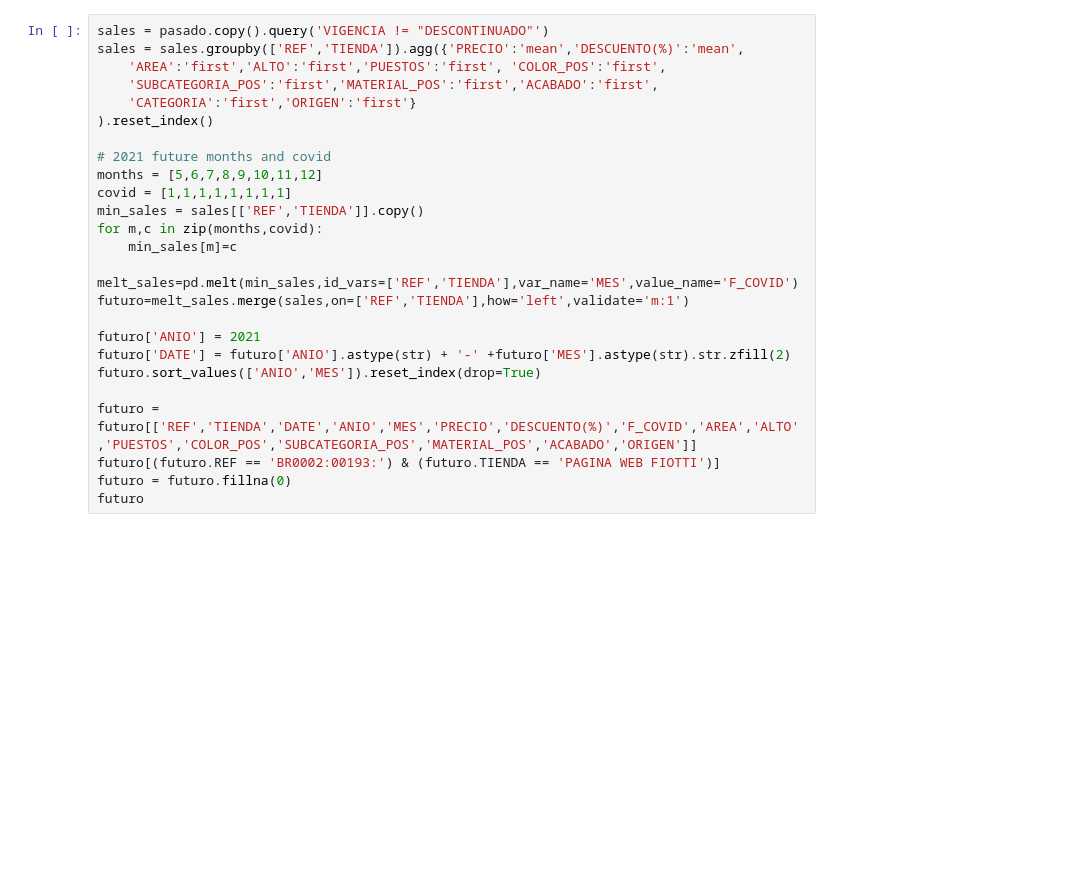
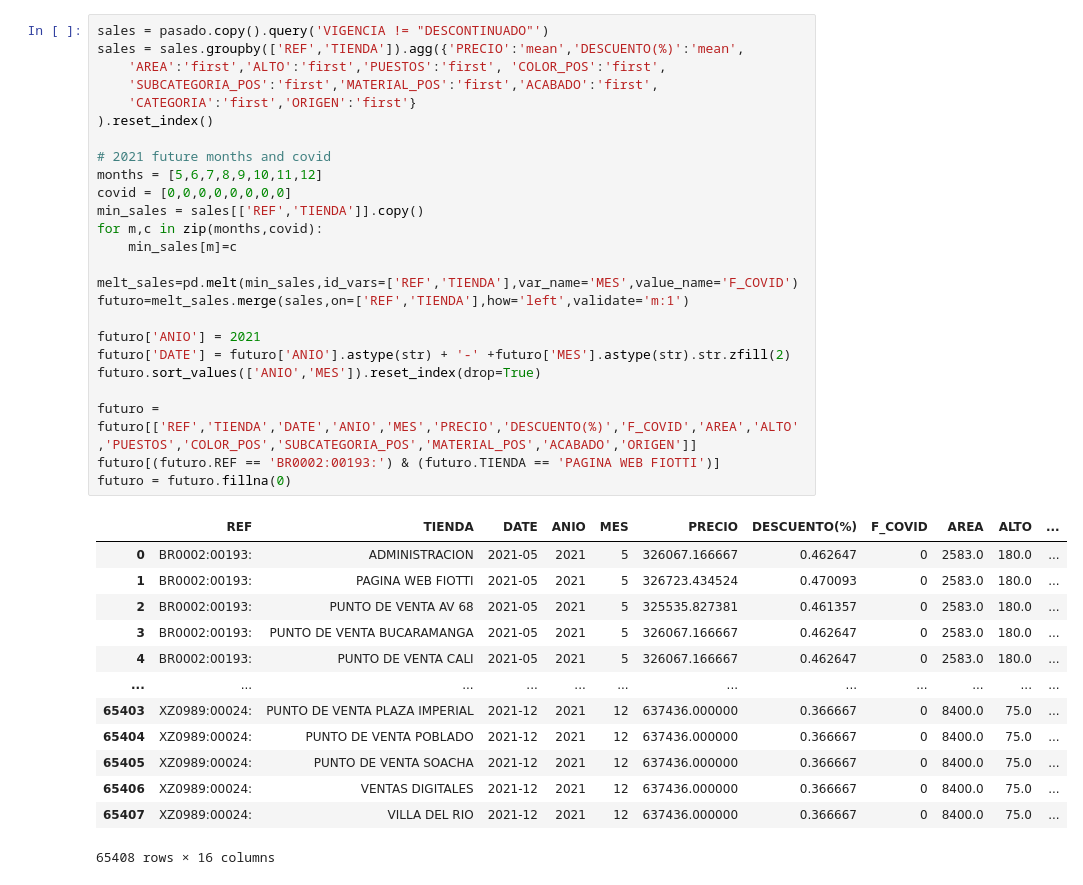
Before and after one commit to JuanMaVelezPa/DS4A_Project, a Jupyter notebook: ModelTest2.ipynb, the cells around one changed output. Saved outputs shown, nothing was run; the diff lists cells and outputs as text; blank space fills up the shorter version.

```diff
--- a/ModelTest2.ipynb
+++ b/ModelTest2.ipynb
@@ -50,29 +50,42 @@ pasado
 # %%
 sales = pasado.copy().query('VIGENCIA != "DESCONTINUADO"')
 sales = sales.groupby(['REF','TIENDA']).agg({'PRECIO':'mean','DESCUENTO(%)':'mean',
     'AREA':'first','ALTO':'first','PUESTOS':'first', 'COLOR_POS':'first',
     'SUBCATEGORIA_POS':'first','MATERIAL_POS':'first','ACABADO':'first',
     'CATEGORIA':'first','ORIGEN':'first'}
 ).reset_index()
 
 # 2021 future months and covid
 months = [5,6,7,8,9,10,11,12]
-covid = [1,1,1,1,1,1,1,1]
+covid = [0,0,0,0,0,0,0,0]
 min_sales = sales[['REF','TIENDA']].copy()
 for m,c in zip(months,covid):
     min_sales[m]=c
 
 melt_sales=pd.melt(min_sales,id_vars=['REF','TIENDA'],var_name='MES',value_name='F_COVID')
 futuro=melt_sales.merge(sales,on=['REF','TIENDA'],how='left',validate='m:1')
 
 futuro['ANIO'] = 2021
 futuro['DATE'] = futuro['ANIO'].astype(str) + '-' +futuro['MES'].astype(str).str.zfill(2)
 futuro.sort_values(['ANIO','MES']).reset_index(drop=True)
 
 futuro = futuro[['REF','TIENDA','DATE','ANIO','MES','PRECIO','DESCUENTO(%)','F_COVID','AREA','ALTO','PUESTOS','COLOR_POS','SUBCATEGORIA_POS','MATERIAL_POS','ACABADO','ORIGEN']]
 futuro[(futuro.REF == 'BR0002:00193:') & (futuro.TIENDA == 'PAGINA WEB FIOTTI')]
 futuro = futuro.fillna(0)
-futuro
+# %% [output]
+|  | REF | TIENDA | DATE | ANIO | MES | PRECIO | DESCUENTO(%) | F_COVID | AREA | ALTO | ... |
+| 0 | BR0002:00193: | ADMINISTRACION | 2021-05 | 2021 | 5 | 326067.166667 | 0.462647 | 0 | 2583.0 | 180.0 | ... |
+| 1 | BR0002:00193: | PAGINA WEB FIOTTI | 2021-05 | 2021 | 5 | 326723.434524 | 0.470093 | 0 | 2583.0 | 180.0 | ... |
+| 2 | BR0002:00193: | PUNTO DE VENTA AV 68 | 2021-05 | 2021 | 5 | 325535.827381 | 0.461357 | 0 | 2583.0 | 180.0 | ... |
+| 3 | BR0002:00193: | PUNTO DE VENTA BUCARAMANGA | 2021-05 | 2021 | 5 | 326067.166667 | 0.462647 | 0 | 2583.0 | 180.0 | ... |
+| 4 | BR0002:00193: | PUNTO DE VENTA CALI | 2021-05 | 2021 | 5 | 326067.166667 | 0.462647 | 0 | 2583.0 | 180.0 | ... |
+| ... | ... | ... | ... | ... | ... | ... | ... | ... | ... | ... | ... |
+| 65403 | XZ0989:00024: | PUNTO DE VENTA PLAZA IMPERIAL | 2021-12 | 2021 | 12 | 637436.000000 | 0.366667 | 0 | 8400.0 | 75.0 | ... |
+| 65404 | XZ0989:00024: | PUNTO DE VENTA POBLADO | 2021-12 | 2021 | 12 | 637436.000000 | 0.366667 | 0 | 8400.0 | 75.0 | ... |
+| 65405 | XZ0989:00024: | PUNTO DE VENTA SOACHA | 2021-12 | 2021 | 12 | 637436.000000 | 0.366667 | 0 | 8400.0 | 75.0 | ... |
+| 65406 | XZ0989:00024: | VENTAS DIGITALES | 2021-12 | 2021 | 12 | 637436.000000 | 0.366667 | 0 | 8400.0 | 75.0 | ... |
+| 65407 | XZ0989:00024: | VILLA DEL RIO | 2021-12 | 2021 | 12 | 637436.000000 | 0.366667 | 0 | 8400.0 | 75.0 | ... |
+65408 rows × 16 columns
 # %%
 total = pd.concat([pasado.drop(columns='CANTIDAD').copy(),futuro.copy()]).reset_index(drop=True)
 particion = len(futuro)
```
Also changed, not shown: parts of 17 cells of this notebook, 14 other files.
